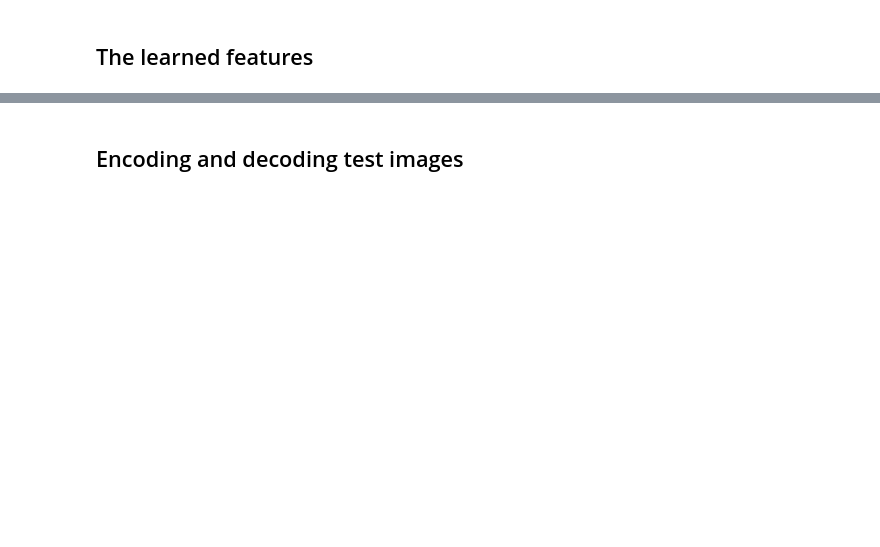
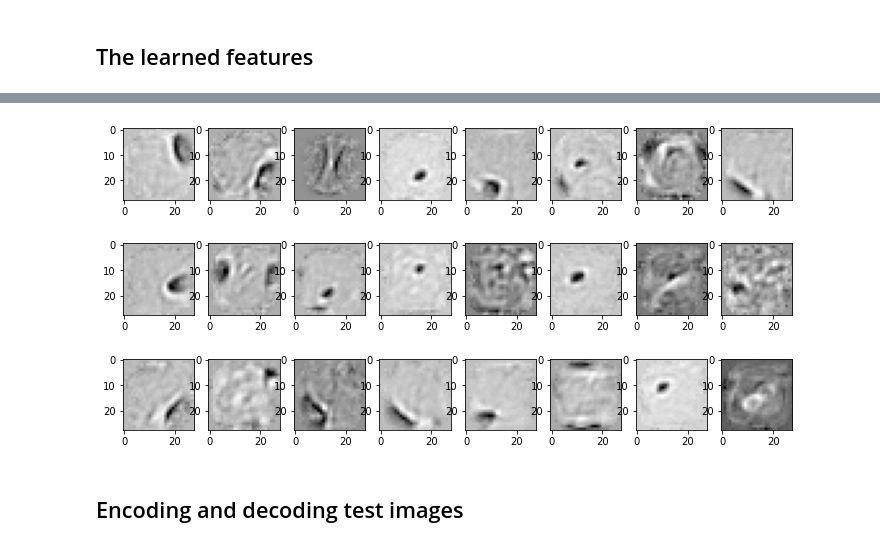
Before and after one commit to ilgabbio/meetup-generative-models, a Jupyter notebook: a0_RBM.ipynb, the cells around one changed output, grey strips where cells are left out. Drawn from its saved outputs; the diff is of its cells as text; code cells hidden in the pictures; blank space fills up the shorter version.

```diff
--- a/a0_RBM.ipynb
+++ b/a0_RBM.ipynb
@@ -148,7 +151,7 @@ def mkimg(v,edge=28):
 
 n,m = 3,8
 W = rbm.model_W
-plt.figure(figsize=(16,6))
+plt.figure(figsize=(12,6))
 plt.gray()
 for i in range(n*m):
     plt.subplot(n,m,i+1)
@@ -159,3 +160,4 @@ for i in range(n*m):
+[figure, added]
 # %% [markdown]
 ## Encoding and decoding test images
 # %%
```
Also changed, not shown: parts of 7 cells of this notebook, 1 other file.
